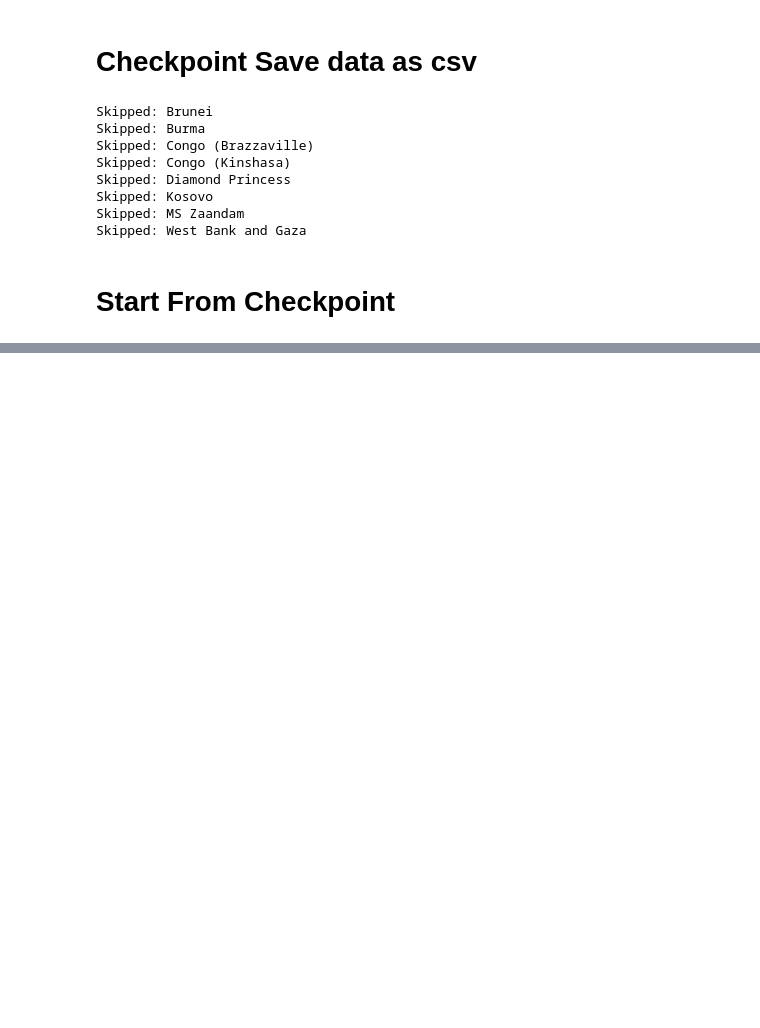
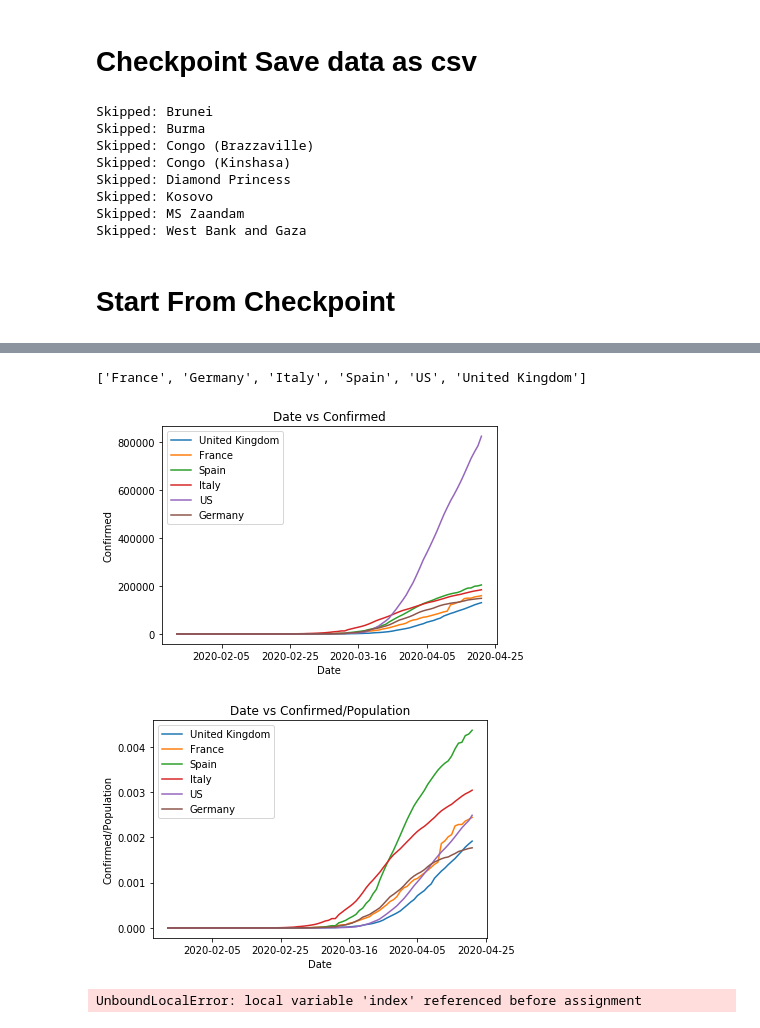
Before and after one commit to awells-uva/cs-project-covid, a Jupyter notebook: final_project.ipynb, the cells around one changed output, grey strips where cells are left out. Saved outputs shown, nothing was run; the diff lists cells and outputs as text; code cells hidden in the pictures; blank space fills up the shorter version.

Commit message:
Update to plot multiple countries vs population criteria. Added a subset option for getting the last days dataframe

```diff
--- a/final_project.ipynb
+++ b/final_project.ipynb
@@ -500,0 +527,6 @@ seaborn.distplot(world['denstity(P/Km2)'])
+# %%
+import dataImporter
+baseline = 100000
+df_subset, yesterday = dataImporter.get_latest_subset(covid_19_time_series_confirmed, baseline)
+print("The Last Day reference: {}".format(yesterday))
+df_subset.head()
@@ -500,0 +542,11 @@ seaborn.distplot(world['denstity(P/Km2)'])
+# %%
+unique_countries = sorted(df_subset['Country/Region'].unique())
+print(unique_countries)
+covidPlotter.plot_multi_countries(unique_countries, population, df_subset,yaxis='confirmed')
+covidPlotter.plot_multi_countries(unique_countries, population, df_subset,yaxis='population')
+covidPlotter.plot_multi_countries(unique_countries, population, df_subset,yaxis='density')
+# %% [output]
+['France', 'Germany', 'Italy', 'Spain', 'US', 'United Kingdom']
+[figure, added]
+[figure, added]
+UnboundLocalError: local variable 'index' referenced before assignment
```
Also changed, not shown: parts of 37 cells of this notebook, 2 other files.
